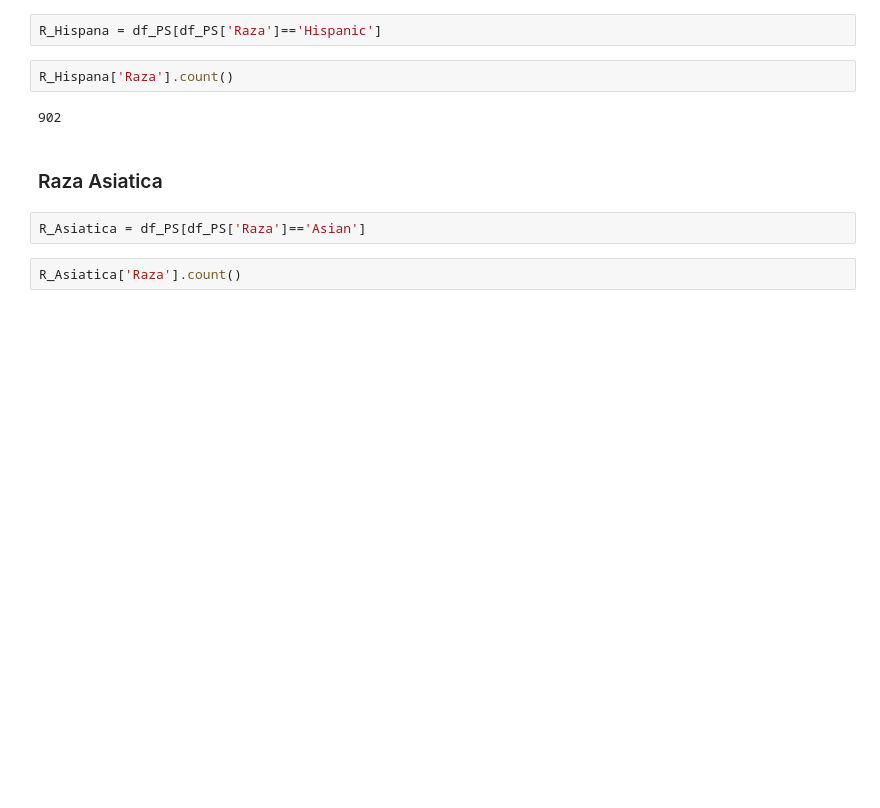
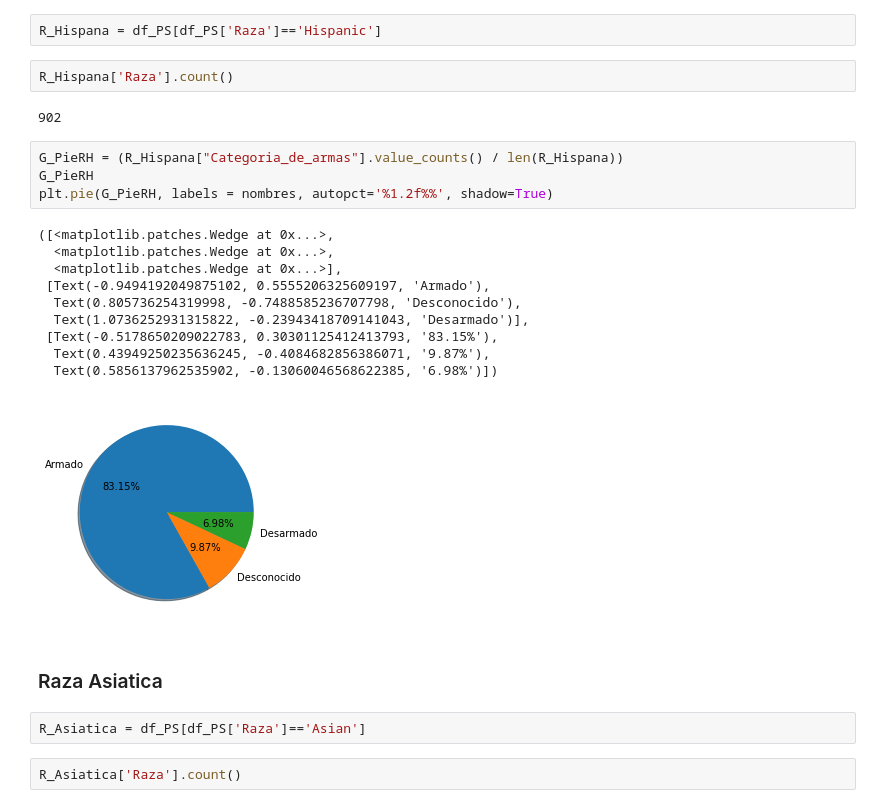
Before and after one commit to EmmanuelGalvan/MineriaDatos, a Jupyter notebook: Archivos/PIA/Visualizacion_Equipo9.ipynb, the cells around one changed output. Drawn from its saved outputs; the diff is of its cells as text; blank space fills up the shorter version.

```diff
--- a/Archivos/PIA/Visualizacion_Equipo9.ipynb
+++ b/Archivos/PIA/Visualizacion_Equipo9.ipynb
@@ -67,6 +127,21 @@ R_Hispana = df_PS[df_PS['Raza']=='Hispanic']
 R_Hispana['Raza'].count()
 # %% [output]
 902
+# %%
+G_PieRH = (R_Hispana["Categoria_de_armas"].value_counts() / len(R_Hispana))
+G_PieRH
+plt.pie(G_PieRH, labels = nombres, autopct='%1.2f%%', shadow=True)
+# %% [output]
+([<matplotlib.patches.Wedge at 0x...>,
+  <matplotlib.patches.Wedge at 0x...>,
+  <matplotlib.patches.Wedge at 0x...>],
+ [Text(-0.9494192049875102, 0.5555206325609197, 'Armado'),
+  Text(0.805736254319998, -0.7488585236707798, 'Desconocido'),
+  Text(1.0736252931315822, -0.23943418709141043, 'Desarmado')],
+ [Text(-0.5178650209022783, 0.30301125412413793, '83.15%'),
+  Text(0.43949250235636245, -0.4084682856386071, '9.87%'),
+  Text(0.5856137962535902, -0.13060046568622385, '6.98%')])
+[figure, added]
 # %% [markdown]
 ### Raza Asiatica
 # %%
```
Also changed, not shown: parts of 20 cells of this notebook.
